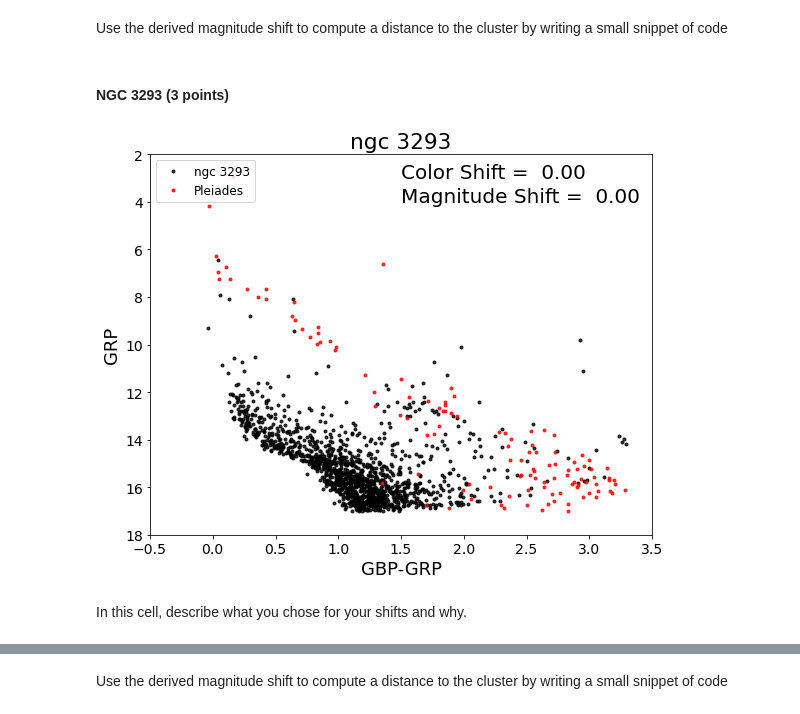
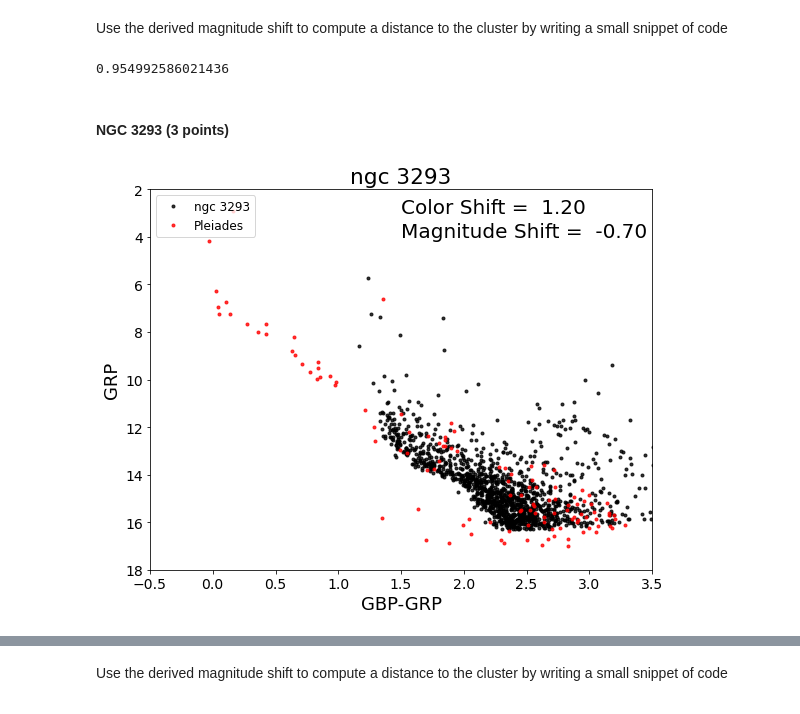
Before and after one commit to parallax-xallaraq/CMD_distmod_student, a Jupyter notebook: cluster_plot_student.ipynb, the cells around one changed output, grey strips where cells are left out. Cells and saved outputs as stored; diff of their text form; code cells hidden in the pictures.

```diff
--- a/cluster_plot_student.ipynb
+++ b/cluster_plot_student.ipynb
@@ -95,17 +127,17 @@ Use the derived magnitude shift to compute a distance to the cluster by writing
 #### Write code here.
 
 # enter your calculated shift here
-shift_ngc6231 =
+shift_ngc6231 = -0.1
 
 # Assuming the distance to M45 is 130pc write an code expression that converts your shift into the ratio of the distances
 #the Pleiades to this cluster
-dist_ratio_ngc6231 =
+dist_ratio_ngc6231 = 10**(0.2 * shift_ngc6231)
 print(dist_ratio_ngc6231)
+# %% [output]
+0.954992586021436
 # %% [markdown]
 #### NGC 3293  (3 points)
 # %%
-cp.cmdplot(clustname='ngc 3293',magshift=0.0,colshift=0.0)
+cp.cmdplot(clustname='ngc 3293',magshift=-0.7,colshift=1.2)
 # %% [output]
-[figure, old version]
+[figure, new version]
-# %% [markdown]
-In this cell, describe what you chose for your shifts and why.
```
Also changed, not shown: parts of 19 cells of this notebook.
